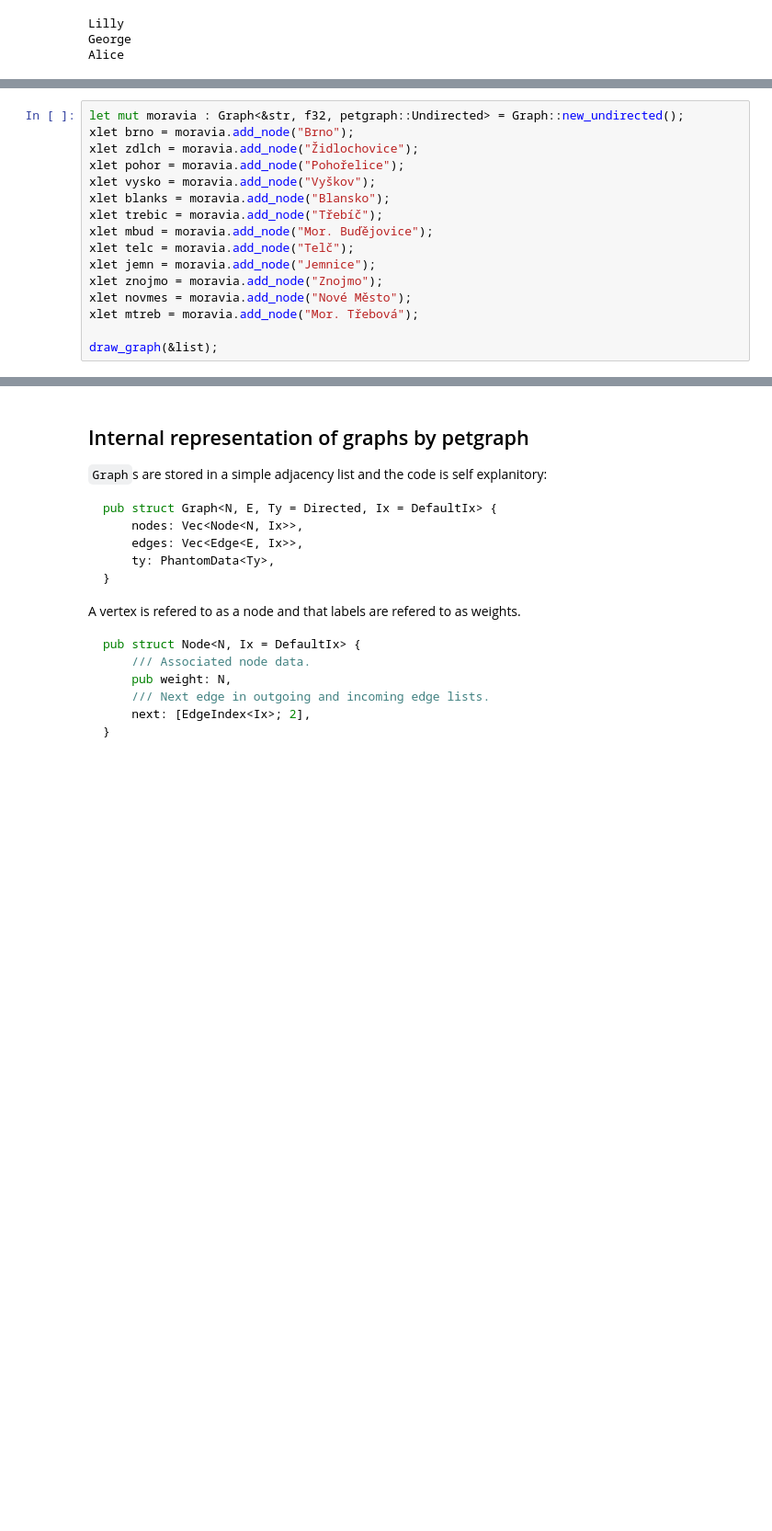
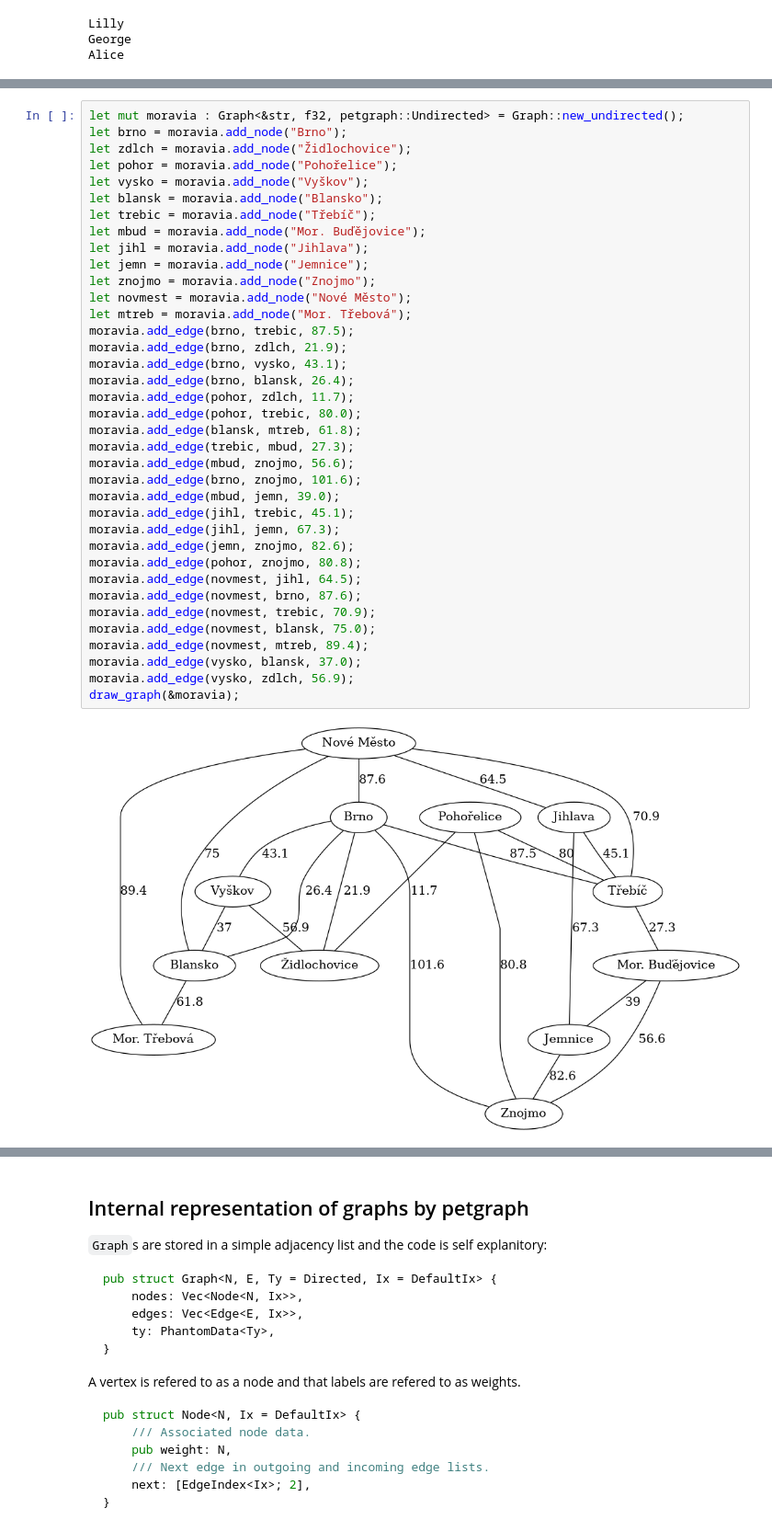
Before and after one commit to timthelion/rust-jupyter, a Jupyter notebook: pegraph_review.ipynb, the cells around one changed output, grey strips where cells are left out. Shown at 92% size. Drawn from its saved outputs; the diff is of its cells as text; blank space fills up the shorter version.

```diff
--- a/pegraph_review.ipynb
+++ b/pegraph_review.ipynb
@@ -800,18 +800,41 @@ Lets build a graph of Western Moravia using train lines as edges.
 
 [![map of western moravia](https://upload.wikimedia.org/wikipedia/commons/thumb/f/f7/Map_of_Moravia.jpg/640px-Map_of_Moravia.jpg)](https://en.wikipedia.org/wiki/File:Map_of_Moravia.jpg)
-# %%
-let mut moravia : Graph<&str, f32, petgraph::Undirected> = Graph::new_undirected();
-xlet brno = moravia.add_node("Brno");
-xlet zdlch = moravia.add_node("Židlochovice");
-xlet pohor = moravia.add_node("Pohořelice");
-xlet vysko = moravia.add_node("Vyškov");
-xlet blanks = moravia.add_node("Blansko");
-xlet trebic = moravia.add_node("Třebíč");
-xlet mbud = moravia.add_node("Mor. Buďějovice");
-xlet telc = moravia.add_node("Telč");
-xlet jemn = moravia.add_node("Jemnice");
-xlet znojmo = moravia.add_node("Znojmo");
-xlet novmes = moravia.add_node("Nové Město");
-xlet mtreb = moravia.add_node("Mor. Třebová");
-
-draw_graph(&list);
+# %%
+let mut moravia : Graph<&str, f32, petgraph::Undirected> = Graph::new_undirected();
+let brno = moravia.add_node("Brno");
+let zdlch = moravia.add_node("Židlochovice");
+let pohor = moravia.add_node("Pohořelice");
+let vysko = moravia.add_node("Vyškov");
+let blansk = moravia.add_node("Blansko");
+let trebic = moravia.add_node("Třebíč");
+let mbud = moravia.add_node("Mor. Buďějovice");
+let jihl = moravia.add_node("Jihlava");
+let jemn = moravia.add_node("Jemnice");
+let znojmo = moravia.add_node("Znojmo");
+let novmest = moravia.add_node("Nové Město");
+let mtreb = moravia.add_node("Mor. Třebová");
+moravia.add_edge(brno, trebic, 87.5);
+moravia.add_edge(brno, zdlch, 21.9);
+moravia.add_edge(brno, vysko, 43.1);
+moravia.add_edge(brno, blansk, 26.4);
+moravia.add_edge(pohor, zdlch, 11.7);
+moravia.add_edge(pohor, trebic, 80.0);
+moravia.add_edge(blansk, mtreb, 61.8);
+moravia.add_edge(trebic, mbud, 27.3);
+moravia.add_edge(mbud, znojmo, 56.6);
+moravia.add_edge(brno, znojmo, 101.6);
+moravia.add_edge(mbud, jemn, 39.0);
+moravia.add_edge(jihl, trebic, 45.1);
+moravia.add_edge(jihl, jemn, 67.3);
+moravia.add_edge(jemn, znojmo, 82.6);
+moravia.add_edge(pohor, znojmo, 80.8);
+moravia.add_edge(novmest, jihl, 64.5);
+moravia.add_edge(novmest, brno, 87.6);
+moravia.add_edge(novmest, trebic, 70.9);
+moravia.add_edge(novmest, blansk, 75.0);
+moravia.add_edge(novmest, mtreb, 89.4);
+moravia.add_edge(vysko, blansk, 37.0);
+moravia.add_edge(vysko, zdlch, 56.9);
+draw_graph(&moravia);
+# %% [output]
+[figure, added]
```
Also changed, not shown: parts of 4 cells of this notebook.
